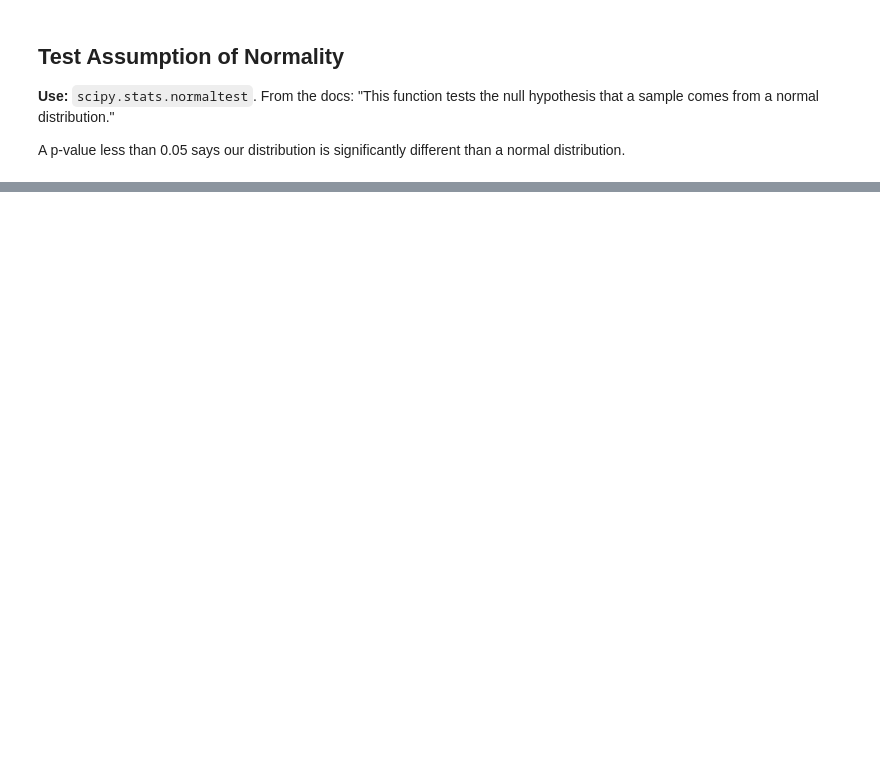
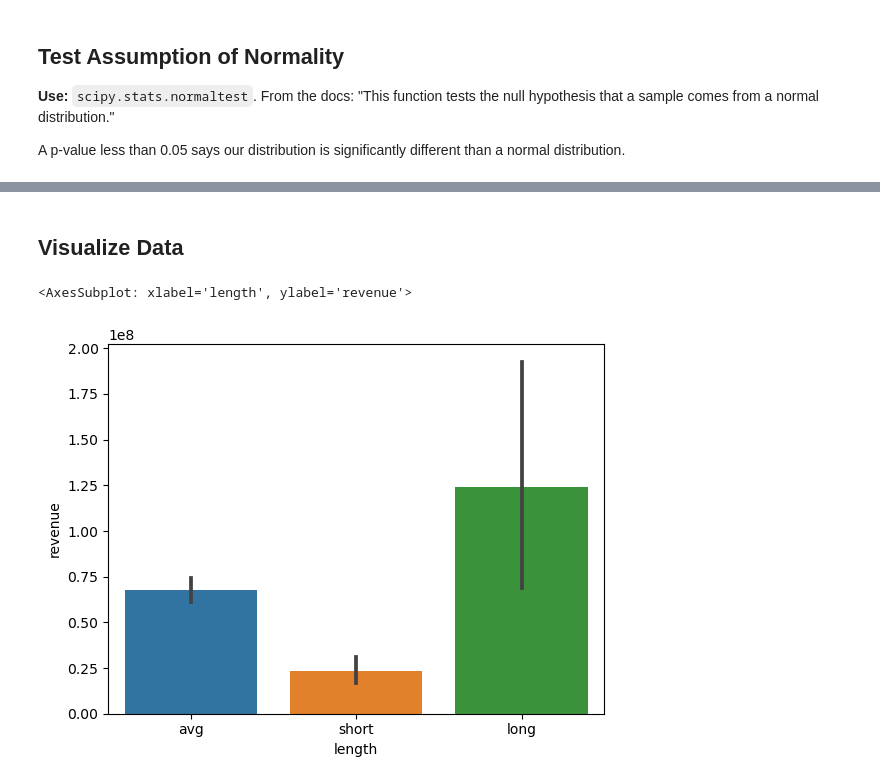
Before and after one commit to jonmessier/IMDB-recomendation, a Jupyter notebook: Project 3 - Part 4 - Hypothesis testing.ipynb, the cells around one changed output, grey strips where cells are left out. Saved outputs shown, nothing was run; the diff lists cells and outputs as text; code cells hidden in the pictures; blank space fills up the shorter version.

```diff
--- a/Project 3 - Part 4 - Hypothesis testing.ipynb
+++ b/Project 3 - Part 4 - Hypothesis testing.ipynb
@@ -442,0 +565,4 @@ Stat [nan nan], p-value [nan nan]
+# %%
+#Slice data from TMDB data frame.
+df = tmdb[['runtime', 'revenue']]
+df.head()
@@ -442,0 +576,4 @@ Stat [nan nan], p-value [nan nan]
+# %%
+#Drop NaN values
+df = df.dropna()
+df.isna().sum()
@@ -442,0 +584,4 @@ Stat [nan nan], p-value [nan nan]
+# %%
+#Drop runtime=0 OR revenue = 0
+df = df[(df["runtime"]!=0)&(df["revenue"]!=0)]
+df.describe()
@@ -442,0 +598,5 @@ Stat [nan nan], p-value [nan nan]
+# %%
+lengths = [df['runtime']<90, df['runtime']<150, df['runtime']>=150]
+length_desc=["short","avg","long"]
+df['length']= np.select(lengths, length_desc)
+df.head()
@@ -442,0 +610,7 @@ Stat [nan nan], p-value [nan nan]
+# %% [markdown]
+## Visualize Data
+# %%
+sns.barplot(data=df, x="length", y="revenue" )
+# %% [output]
+<AxesSubplot: xlabel='length', ylabel='revenue'>
+[figure, added]
```
Also changed, not shown: parts of 63 cells of this notebook.
